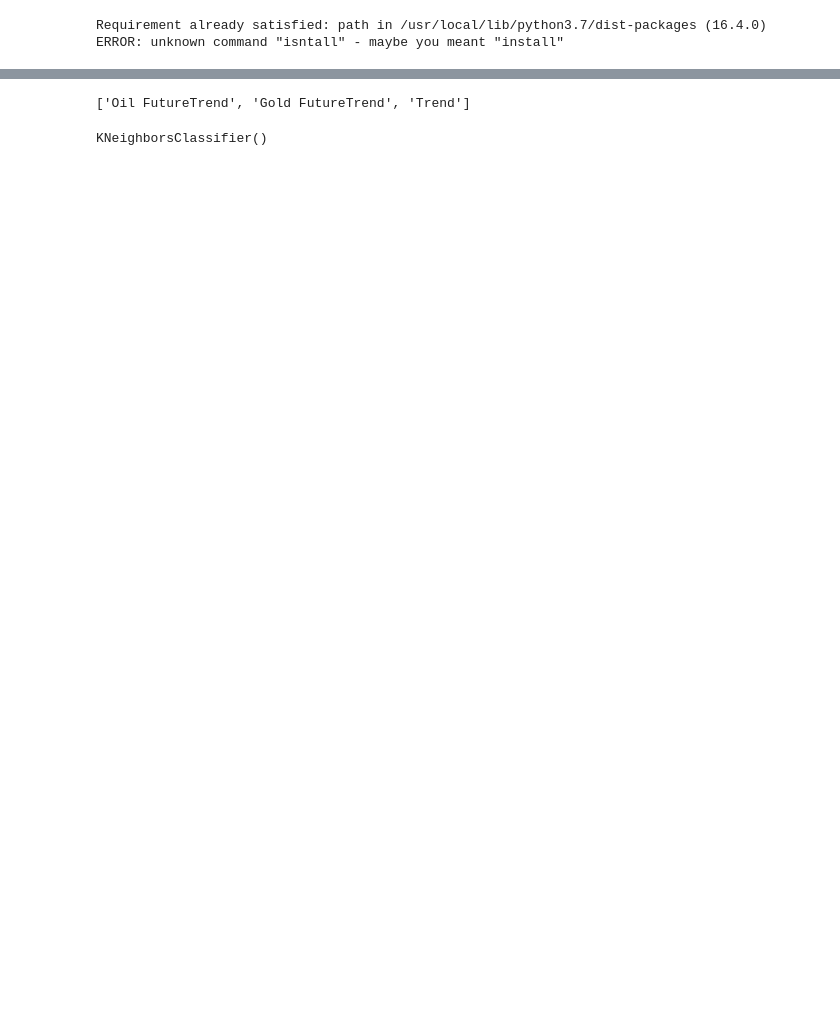
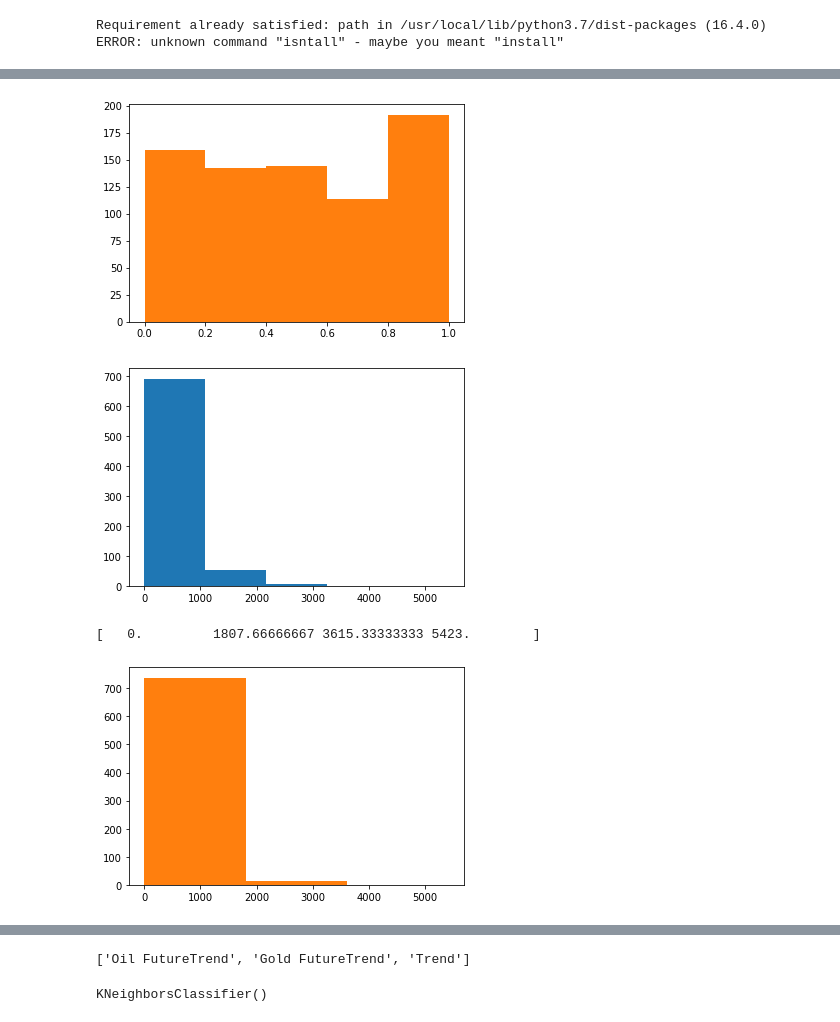
Before and after one commit to muhammadanas25/Stock_trend_prediction, a Jupyter notebook: knn_stock_model(1).ipynb, the cells around one changed output, grey strips where cells are left out. Saved outputs shown, nothing was run; the diff lists cells and outputs as text; code cells hidden in the pictures; blank space fills up the shorter version.

```diff
--- a/knn_stock_model(1).ipynb
+++ b/knn_stock_model(1).ipynb
@@ -63,3 +60,44 @@ def calculate_ema(prices, days, smoothing=2):
+# %%
+
+
+import matplotlib.pyplot as plt
+mpgs = df['EF_1']
+plt.hist(mpgs, bins=5)
+ef1_cut=plt.hist(mpgs, bins=5)[1]
+plt.show()
+import matplotlib.pyplot as plt
+mpgs = df['Twitter Sentiments']
+plt.hist(mpgs, bins=5)
+plt.show()
+twitter_cut=plt.hist(mpgs, bins=3)[1]
+print(plt.hist(mpgs, bins=3)[1]
+)
+
+
+
+def make_bins(df):
+   label_names = ["Ef_1_v_low","Ef_1_low","Ef_1_v_med","Ef1_high", "Ef1_very_high" ]
+   cut_points =ef1_cut
+   df["EF_1_val"] = pd.cut(df["EF_1"], cut_points, labels=label_names)
+   dummies = pd.get_dummies(df["EF_1_val"],drop_first=True)
+   df = pd.concat([df, dummies], axis=1)
+   label_names = ["setinent_neutral","sentiment_good","sentiment_bad"]
+   cut_points =twitter_cut
+   df["sentiments"]=pd.cut(df['Twitter Sentiments'], cut_points, labels=label_names)
+   dummies1 = pd.get_dummies(df["sentiments"],drop_first=True)
+   df = pd.concat([df, dummies1], axis=1)
+   df.drop(["EF_1_val","sentiments"],axis=1,inplace=True)
+   return df
+def calculate_ema(prices, days, smoothing=2):
+      ema = [sum(prices[:days]) / days]
+      for price in prices[days:]:
+          ema.append((price * (smoothing / (1 + days))) + ema[-1] * (1 - (smoothing / (1 + days))))
+      return ema
+# %% [output]
+[figure, added]
+[figure, added]
+[   0.         1807.66666667 3615.33333333 5423.        ]
+[figure, added]
 # %%
 df.head()
 # %% [output]
```
Also changed, not shown: parts of 10 cells of this notebook.
